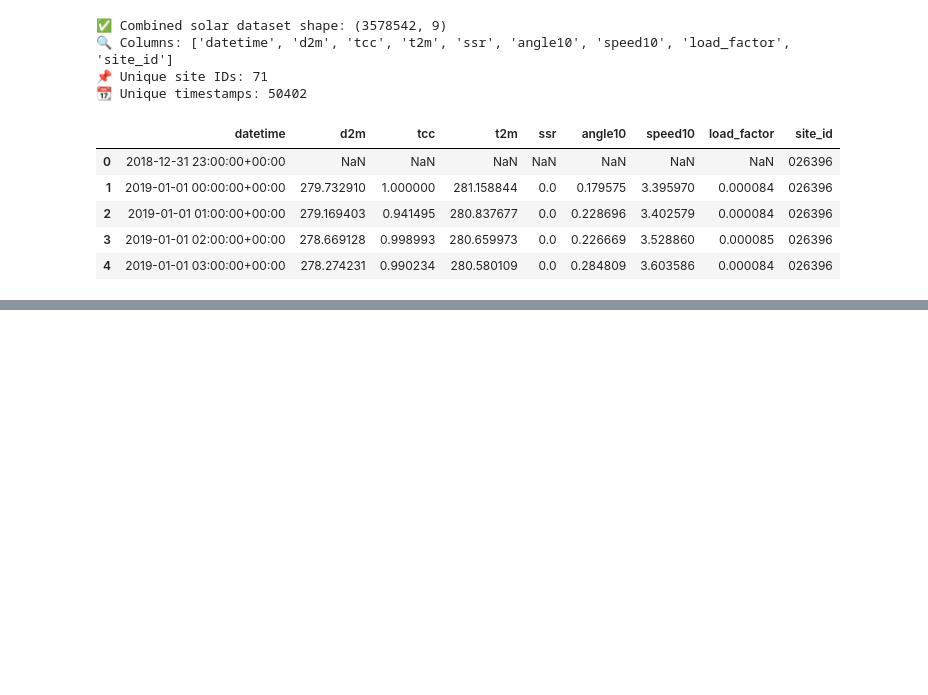
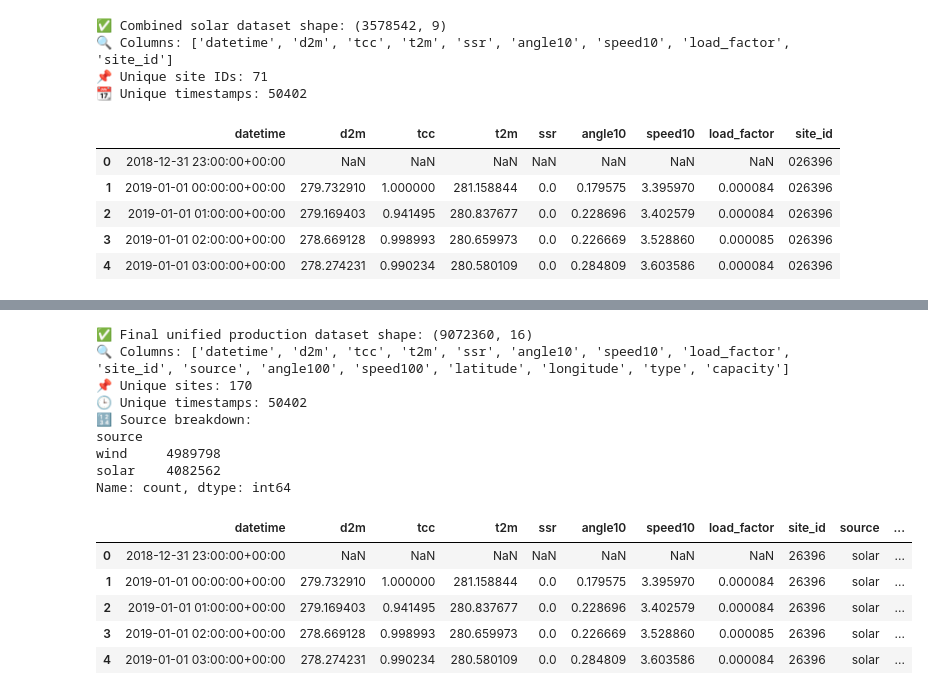
Before and after one commit to helhendawy/QDC-Lib, a Jupyter notebook: Comprehensive CODE.ipynb, the cells around one changed output, grey strips where cells are left out. Cells and saved outputs as stored; diff of their text form; code cells hidden in the pictures; blank space fills up the shorter version.

Commit message:
250403_data_cleaning_v4

```diff
--- a/Comprehensive CODE.ipynb
+++ b/Comprehensive CODE.ipynb
@@ -323,0 +509,13 @@ display(solar_all_df.head())
+# %%
+# Combine all aligned wind sites into one big dataframe
+wind_all_df = pd.concat(wind_site_data_aligned.values(), ignore_index=True)
+
+print("✅ Combined wind dataset shape:", wind_all_df.shape)
+print("🔍 Columns:", wind_all_df.columns.tolist())
+
+# Check number of unique sites and timestamps
+print("📌 Unique site IDs:", wind_all_df['site_id'].nunique())
+print("📆 Unique timestamps:", wind_all_df['datetime'].nunique())
+
+# Optional: preview
+display(wind_all_df.head())
@@ -323,0 +533,46 @@ display(solar_all_df.head())
+# %%
+# Add source tag
+solar_all_df['source'] = 'solar'
+wind_all_df['source'] = 'wind'
+
+# Ensure site_id columns are integers for join
+solar_all_df['site_id'] = solar_all_df['site_id'].astype(int)
+wind_all_df['site_id'] = wind_all_df['site_id'].astype(int)
+sites_df['site'] = sites_df['site'].astype(int)
+
+# Merge solar and wind into one full production dataframe
+production_df = pd.concat([solar_all_df, wind_all_df], ignore_index=True)
+
+# Join with metadata
+all_sites_df = production_df.merge(
+    sites_df.rename(columns={'site': 'site_id'}),
+    on='site_id',
+    how='left'
+)
+
+# Check results
+print("✅ Final unified production dataset shape:", all_sites_df.shape)
+print("🔍 Columns:", all_sites_df.columns.tolist())
+print("📌 Unique sites:", all_sites_df['site_id'].nunique())
+print("🕒 Unique timestamps:", all_sites_df['datetime'].nunique())
+print("🔢 Source breakdown:")
+print(all_sites_df['source'].value_counts())
+
+# Preview
+display(all_sites_df.head())
+# %% [output]
+✅ Final unified production dataset shape: (9072360, 16)
+🔍 Columns: ['datetime', 'd2m', 'tcc', 't2m', 'ssr', 'angle10', 'speed10', 'load_factor', 'site_id', 'source', 'angle100', 'speed100', 'latitude', 'longitude', 'type', 'capacity']
+📌 Unique sites: 170
+🕒 Unique timestamps: 50402
+🔢 Source breakdown:
+source
+wind     4989798
+solar    4082562
+Name: count, dtype: int64
+|  | datetime | d2m | tcc | t2m | ssr | angle10 | speed10 | load_factor | site_id | source | ... |
+| 0 | 2018-12-31 23:00:00+00:00 | NaN | NaN | NaN | NaN | NaN | NaN | NaN | 26396 | solar | ... |
+| 1 | 2019-01-01 00:00:00+00:00 | 279.732910 | 1.000000 | 281.158844 | 0.0 | 0.179575 | 3.395970 | 0.000084 | 26396 | solar | ... |
+| 2 | 2019-01-01 01:00:00+00:00 | 279.169403 | 0.941495 | 280.837677 | 0.0 | 0.228696 | 3.402579 | 0.000084 | 26396 | solar | ... |
+| 3 | 2019-01-01 02:00:00+00:00 | 278.669128 | 0.998993 | 280.659973 | 0.0 | 0.226669 | 3.528860 | 0.000085 | 26396 | solar | ... |
+| 4 | 2019-01-01 03:00:00+00:00 | 278.274231 | 0.990234 | 280.580109 | 0.0 | 0.284809 | 3.603586 | 0.000084 | 26396 | solar | ... |
```
Also changed, not shown: parts of 9 cells of this notebook, 2 other files.
